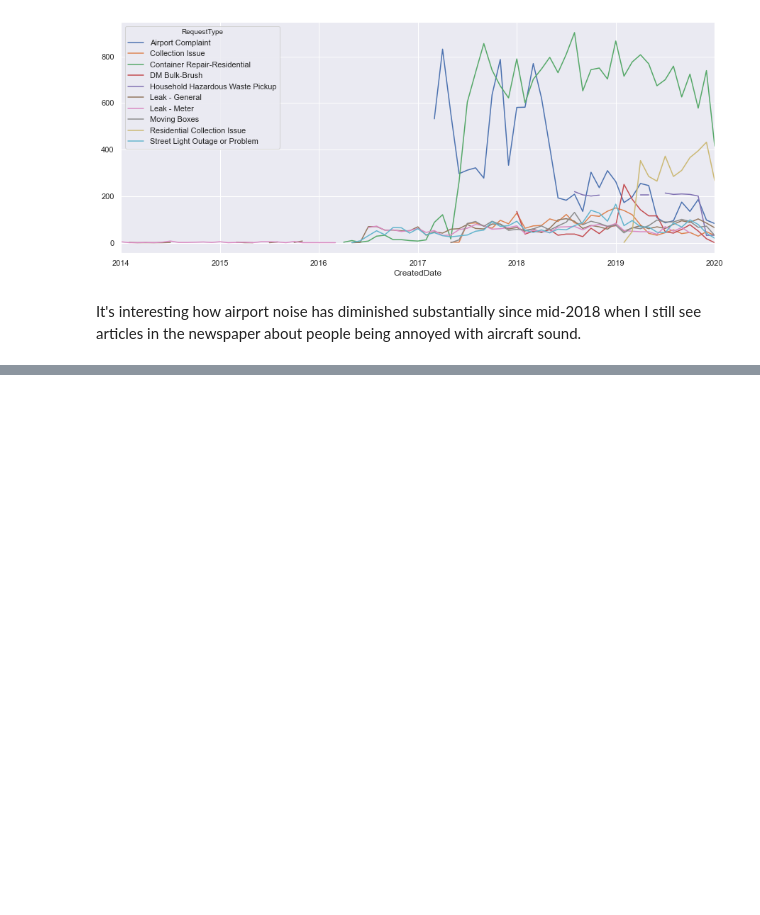
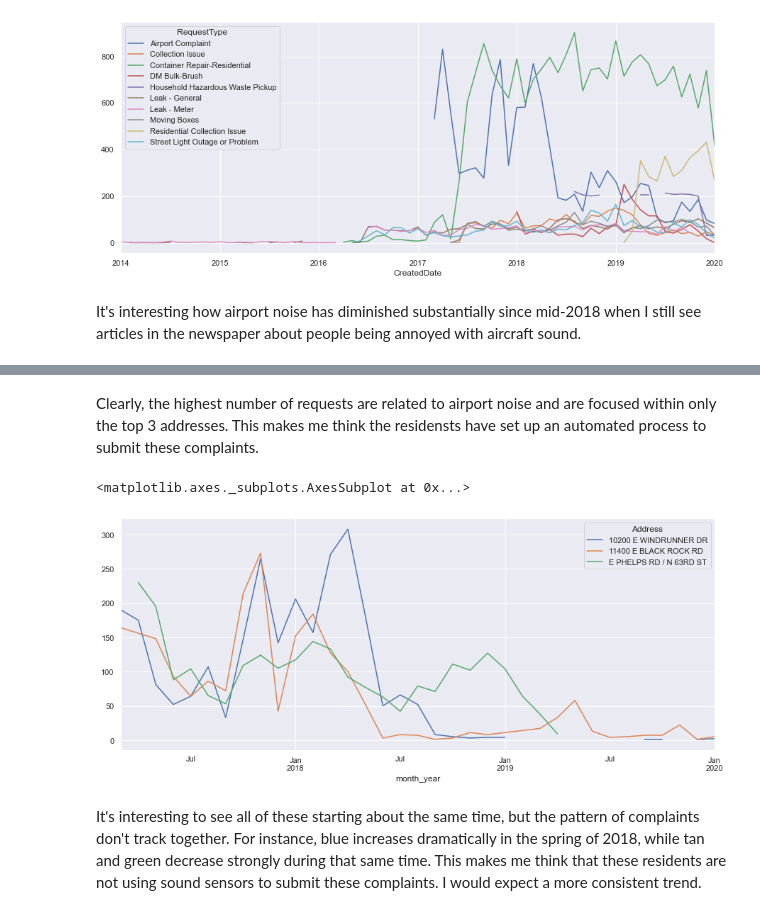
Before and after one commit to mrkjhsn/Scottsdale-EZ-Request-Analysis, a Jupyter notebook: scottsdale_ez_analysis.ipynb, the cells around one changed output, grey strips where cells are left out. Saved outputs shown, nothing was run; the diff lists cells and outputs as text; code cells hidden in the pictures; blank space fills up the shorter version.

```diff
--- a/scottsdale_ez_analysis.ipynb
+++ b/scottsdale_ez_analysis.ipynb
@@ -370,0 +415,11 @@ It's interesting how airport noise has diminished substantially since mid-2018 w
+# %% [markdown]
+Clearly, the highest number of requests are related to airport noise and are focused within only the top 3 addresses.  This makes me think the residensts have set up an automated process to submit these complaints.
+# %%
+# plot the trend of the top 3 complainers
+df[df.Address.isin(df.Address.value_counts().head(3).index)] \
+    .groupby(['month_year', 'Address']).size().unstack().plot(figsize=(15, 6))
+# %% [output]
+<matplotlib.axes._subplots.AxesSubplot at 0x...>
+[figure, added]
+# %% [markdown]
+It's interesting to see all of these starting about the same time, but the pattern of complaints don't track together.  For instance, blue increases dramatically in the spring of 2018, while tan and green decrease strongly during that same time.  This makes me think that these residents are not using sound sensors to submit these complaints.  I would expect a more consistent trend.
```
Also changed, not shown: parts of 14 cells of this notebook.
